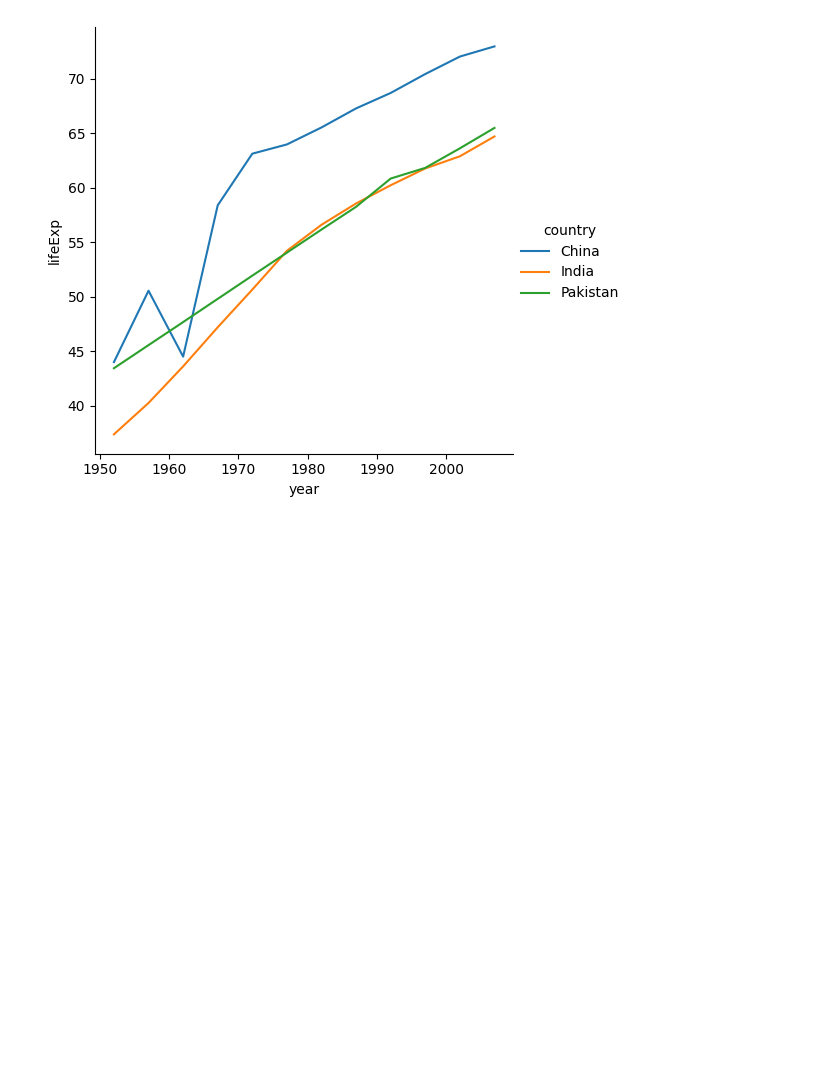
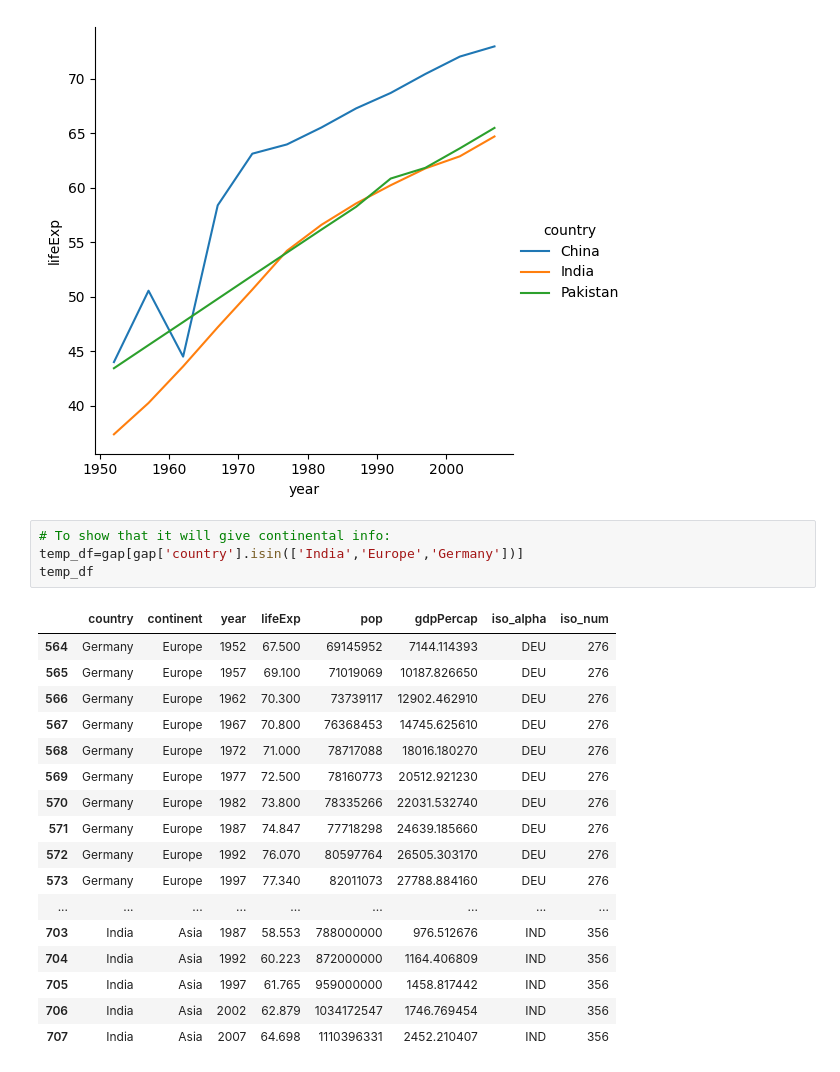
Before and after one commit to simran-aug15/Seaborn, a Jupyter notebook: relational_plots.ipynb, the cells around one changed output. Cells and saved outputs as stored; diff of their text form; blank space fills up the shorter version.

```diff
--- a/relational_plots.ipynb
+++ b/relational_plots.ipynb
@@ -79,3 +79,25 @@ sns.relplot(kind='line',data=temp_df,x='year',y='lifeExp',hue='country')
 # %% [output]
 <seaborn.axisgrid.FacetGrid at 0x...>
 [figure]
+# %%
+# To show that it will give continental info:
+temp_df=gap[gap['country'].isin(['India','Europe','Germany'])]
+temp_df
+# %% [output]
+|  | country | continent | year | lifeExp | pop | gdpPercap | iso_alpha | iso_num |
+| 564 | Germany | Europe | 1952 | 67.500 | 69145952 | 7144.114393 | DEU | 276 |
+| 565 | Germany | Europe | 1957 | 69.100 | 71019069 | 10187.826650 | DEU | 276 |
+| 566 | Germany | Europe | 1962 | 70.300 | 73739117 | 12902.462910 | DEU | 276 |
+| 567 | Germany | Europe | 1967 | 70.800 | 76368453 | 14745.625610 | DEU | 276 |
+| 568 | Germany | Europe | 1972 | 71.000 | 78717088 | 18016.180270 | DEU | 276 |
+| 569 | Germany | Europe | 1977 | 72.500 | 78160773 | 20512.921230 | DEU | 276 |
+| 570 | Germany | Europe | 1982 | 73.800 | 78335266 | 22031.532740 | DEU | 276 |
+| 571 | Germany | Europe | 1987 | 74.847 | 77718298 | 24639.185660 | DEU | 276 |
+| 572 | Germany | Europe | 1992 | 76.070 | 80597764 | 26505.303170 | DEU | 276 |
+| 573 | Germany | Europe | 1997 | 77.340 | 82011073 | 27788.884160 | DEU | 276 |
+| ... | ... | ... | ... | ... | ... | ... | ... | ... |
+| 703 | India | Asia | 1987 | 58.553 | 788000000 | 976.512676 | IND | 356 |
+| 704 | India | Asia | 1992 | 60.223 | 872000000 | 1164.406809 | IND | 356 |
+| 705 | India | Asia | 1997 | 61.765 | 959000000 | 1458.817442 | IND | 356 |
+| 706 | India | Asia | 2002 | 62.879 | 1034172547 | 1746.769454 | IND | 356 |
+| 707 | India | Asia | 2007 | 64.698 | 1110396331 | 2452.210407 | IND | 356 |
```
